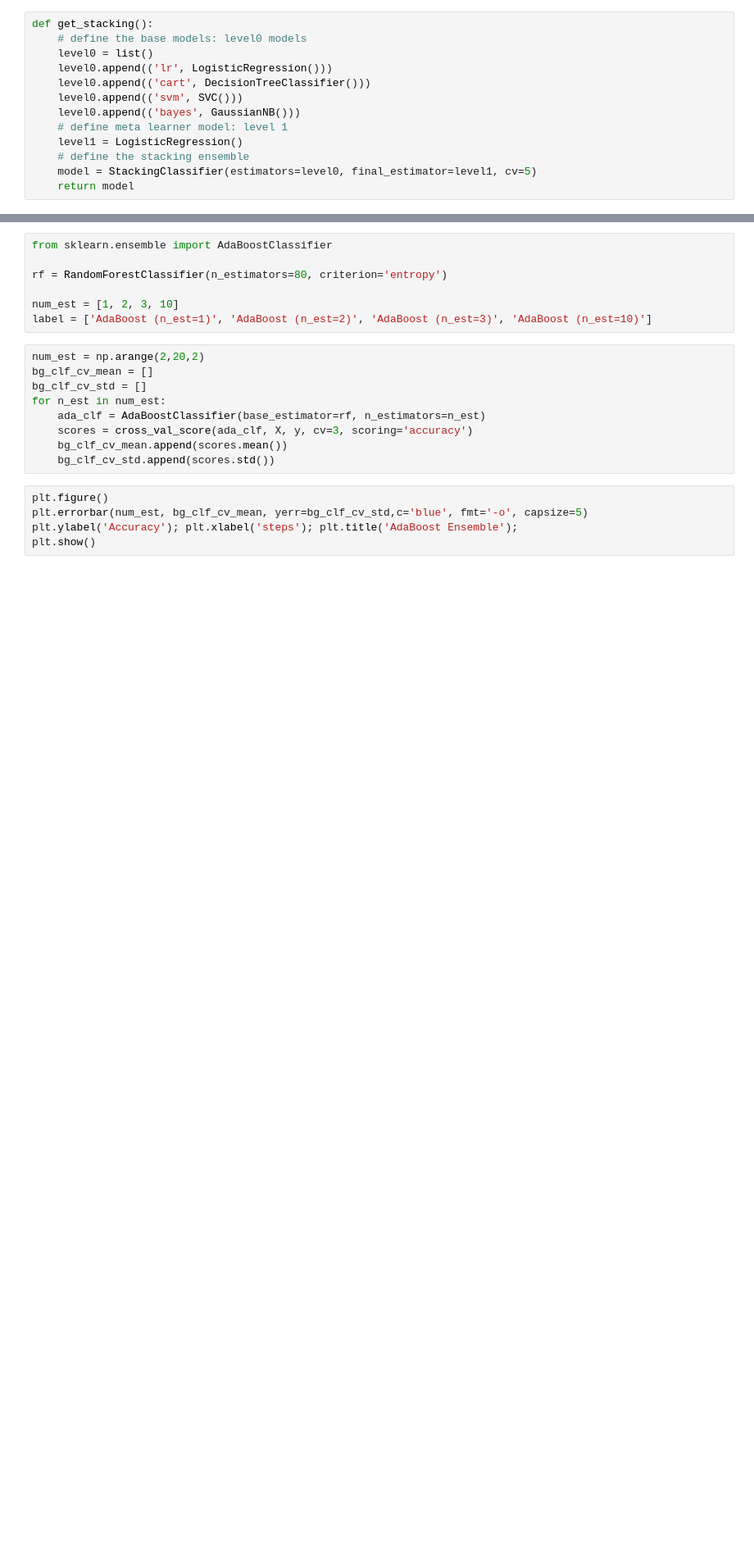
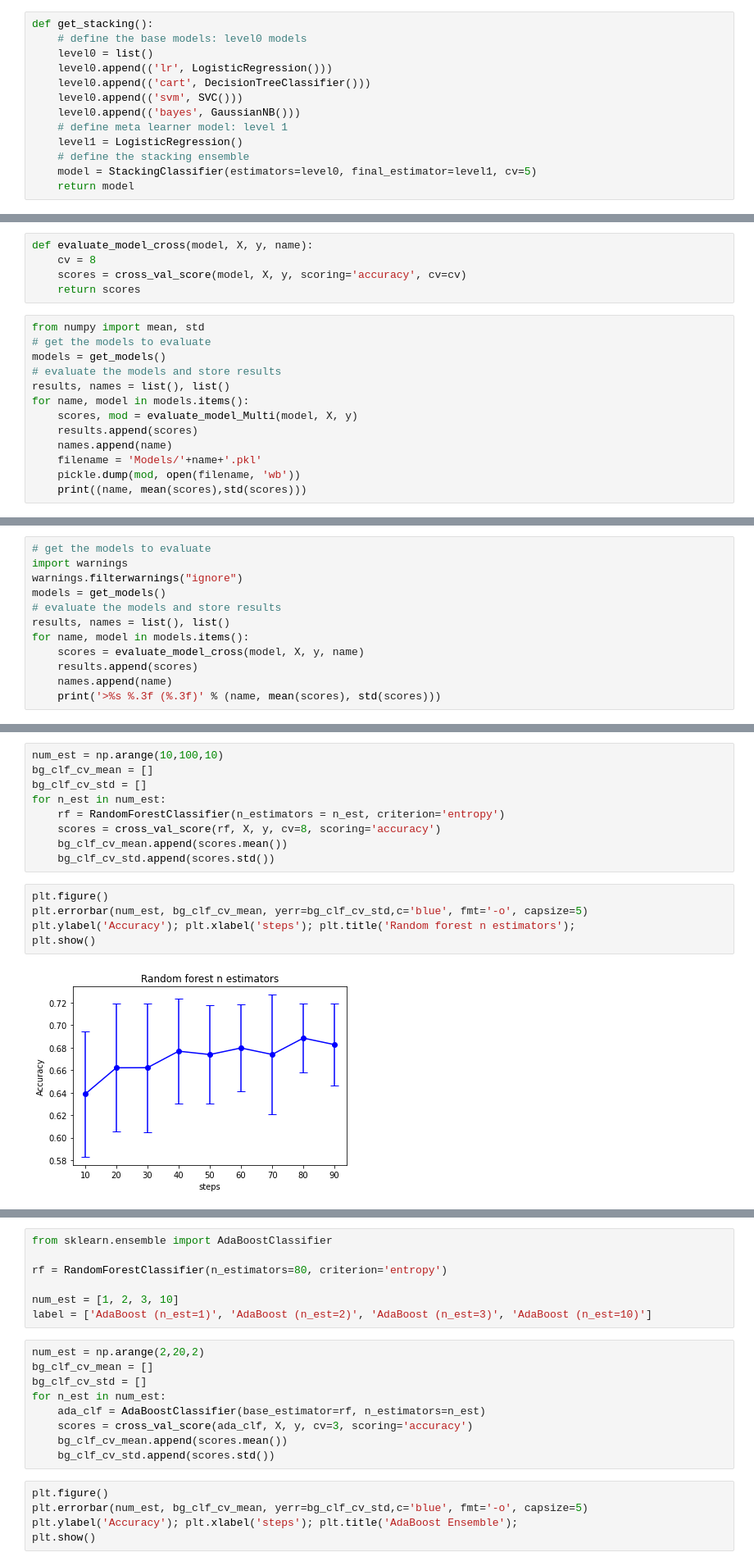
Before and after one commit to divyakumar95/HumanCount, a Jupyter notebook: MachineLearning-CA01.ipynb, the cells around one changed output, grey strips where cells are left out. Shown at 82% size. Saved outputs shown, nothing was run; the diff lists cells and outputs as text; blank space fills up the shorter version.

```diff
--- a/MachineLearning-CA01.ipynb
+++ b/MachineLearning-CA01.ipynb
@@ -343,0 +142,18 @@ plt.show()
+# %%
+def evaluate_model_cross(model, X, y, name):
+	cv = 8
+	scores = cross_val_score(model, X, y, scoring='accuracy', cv=cv)
+	return scores
+# %%
+from numpy import mean, std
+# get the models to evaluate
+models = get_models()
+# evaluate the models and store results
+results, names = list(), list()
+for name, model in models.items():
+	scores, mod = evaluate_model_Multi(model, X, y)
+	results.append(scores)
+	names.append(name)
+	filename = 'Models/'+name+'.pkl'
+	pickle.dump(mod, open(filename, 'wb'))
+	print((name, mean(scores),std(scores)))
@@ -343,0 +172,12 @@ plt.show()
+# %%
+# get the models to evaluate
+import warnings
+warnings.filterwarnings("ignore")
+models = get_models()
+# evaluate the models and store results
+results, names = list(), list()
+for name, model in models.items():
+	scores = evaluate_model_cross(model, X, y, name)
+	results.append(scores)
+	names.append(name)
+	print('>%s %.3f (%.3f)' % (name, mean(scores), std(scores)))
@@ -343,0 +231,16 @@ plt.show()
+# %%
+num_est = np.arange(10,100,10)
+bg_clf_cv_mean = []
+bg_clf_cv_std = []
+for n_est in num_est:
+    rf = RandomForestClassifier(n_estimators = n_est, criterion='entropy')
+    scores = cross_val_score(rf, X, y, cv=8, scoring='accuracy')
+    bg_clf_cv_mean.append(scores.mean())
+    bg_clf_cv_std.append(scores.std())
+# %%
+plt.figure()
+plt.errorbar(num_est, bg_clf_cv_mean, yerr=bg_clf_cv_std,c='blue', fmt='-o', capsize=5)
+plt.ylabel('Accuracy'); plt.xlabel('steps'); plt.title('Random forest n estimators');
+plt.show()
+# %% [output]
+[figure, added]
```
Also changed, not shown: parts of 71 cells of this notebook, 2 other files.
